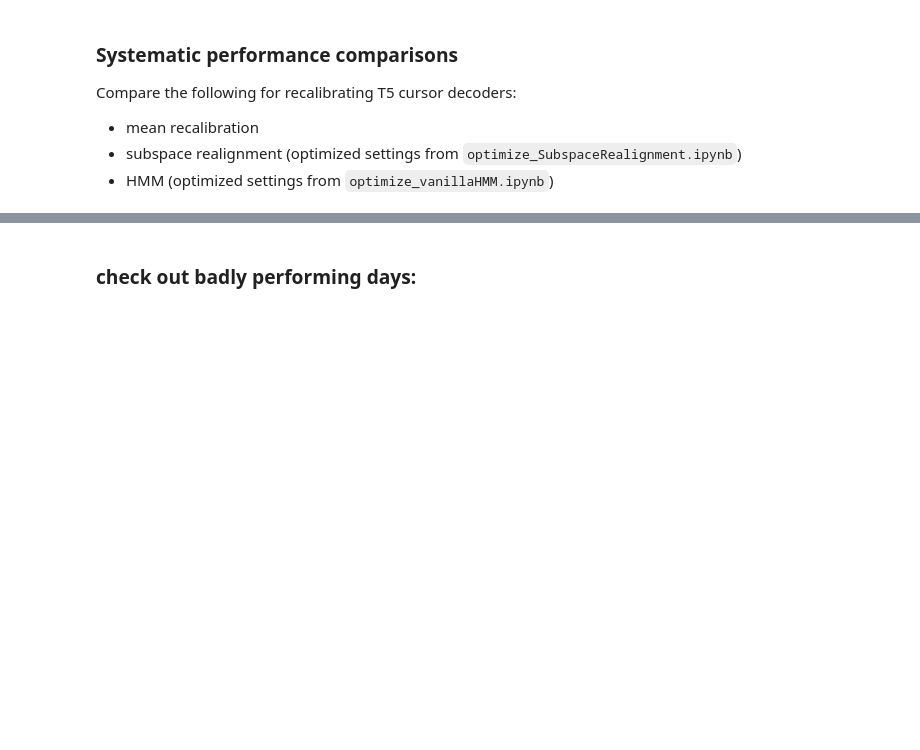
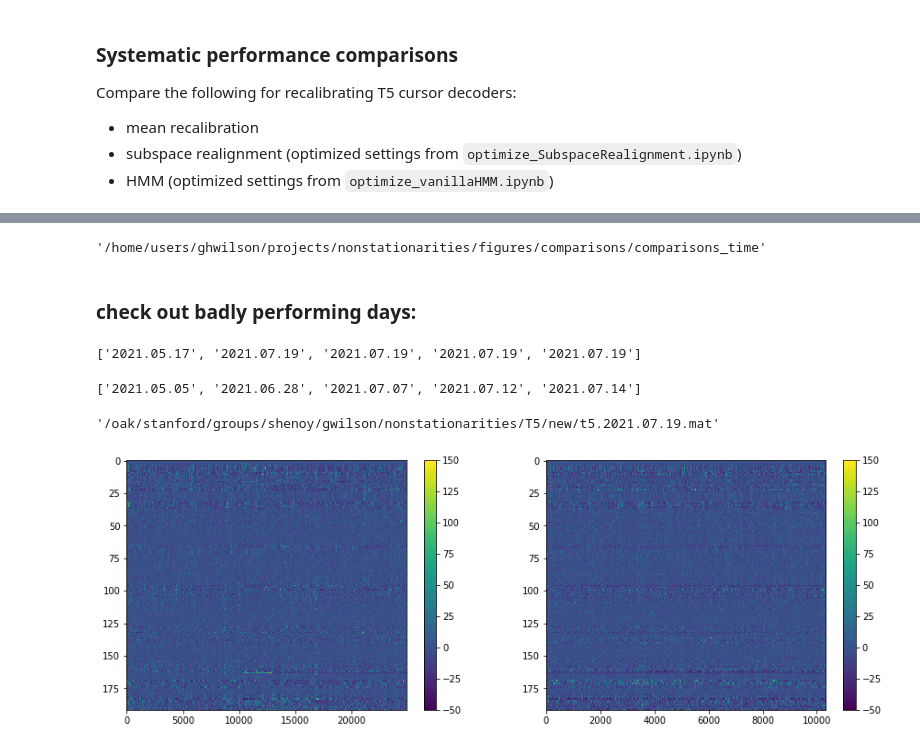
Before and after one commit to guyhwilson/nonstationarities, a Jupyter notebook: notebooks/comparisons_All.ipynb, the cells around one changed output, grey strips where cells are left out. Cells and saved outputs as stored; diff of their text form; code cells hidden in the pictures; blank space fills up the shorter version.

```diff
--- a/notebooks/comparisons_All.ipynb
+++ b/notebooks/comparisons_All.ipynb
@@ -86,0 +86,9 @@ scores[4, :]
+# %%
+import matplotlib as mpl
+import matplotlib.cm as cm
+
+norm = mpl.colors.Normalize(vmin=0, vmax=30)
+cmap = cm.cool
+x = 0.3
+
+m = cm.ScalarMappable(norm=norm, cmap=cmap)
@@ -87,2 +169,6 @@ scores[4, :]
+# %%
+fig_path + 'comparisons/comparisons_time'
+# %% [output]
+'/home/users/ghwilson/projects/nonstationarities/figures/comparisons/comparisons_time'
 # %% [markdown]
 ### check out badly performing days:
@@ -117,0 +175,46 @@ for i in range(len(files) - 1):
+# %%
+bad_days = scores[1]['R2_score'] - scores[0]['R2_score'] > 0.2
+bad_days = scores[0]['file'][bad_days]
+
+print([x.split('_to_')[1].split('.npy')[0] for x in bad_days])
+# %% [output]
+['2021.05.17', '2021.07.19', '2021.07.19', '2021.07.19', '2021.07.19']
+# %%
+print([x.split('_to_')[0].split('/test/')[1] for x in bad_days])
+# %% [output]
+['2021.05.05', '2021.06.28', '2021.07.07', '2021.07.12', '2021.07.14']
+# %%
+files = glob.glob('/oak/stanford/groups/shenoy/gwilson/nonstationarities/T5/new/*')
+
+bad_idx = np.where(['2021.07.19' in x for x in files])[0]
+# %%
+files[bad_idx[0]]
+# %% [output]
+'/oak/stanford/groups/shenoy/gwilson/nonstationarities/T5/new/t5.2021.07.19.mat'
+# %%
+
+dayA = DataStruct(files[bad_idx[0]], causal_filter= 2)
+
+# Fit day A decoders:
+Atrain_x, Atest_x, Atrain_y, Atest_y = getTrainTest(dayA, train_size = 0.67, task = None, returnFlattened = True)
+Atrain_x, Atest_x  = get_BlockwiseMeanSubtracted(Atrain_x, Atest_x, concatenate = True)
+
+#thresh   = np.percentile(train_x, 99) * 2
+#test_x[np.abs(test_x) > thresh] = thresh * np.sign(test_x[np.abs(test_x) > thresh])
+# %%
+figSize(5, 15)
+
+plt.subplot(1, 2, 1)
+plt.imshow(Atrain_x.T, aspect = 'auto')
+#plt.title(files[bad_idx[0]])
+plt.clim(-50, 150)
+plt.colorbar()
+
+plt.subplot(1, 2, 2)
+plt.imshow(Atest_x.T, aspect = 'auto')
+#plt.title(files[bad_idx[0]])
+plt.clim(-50, 150)
+plt.colorbar()
+plt.show()
+# %% [output]
+[figure, added]
```
Also changed, not shown: parts of 24 cells of this notebook, 13 other files.
